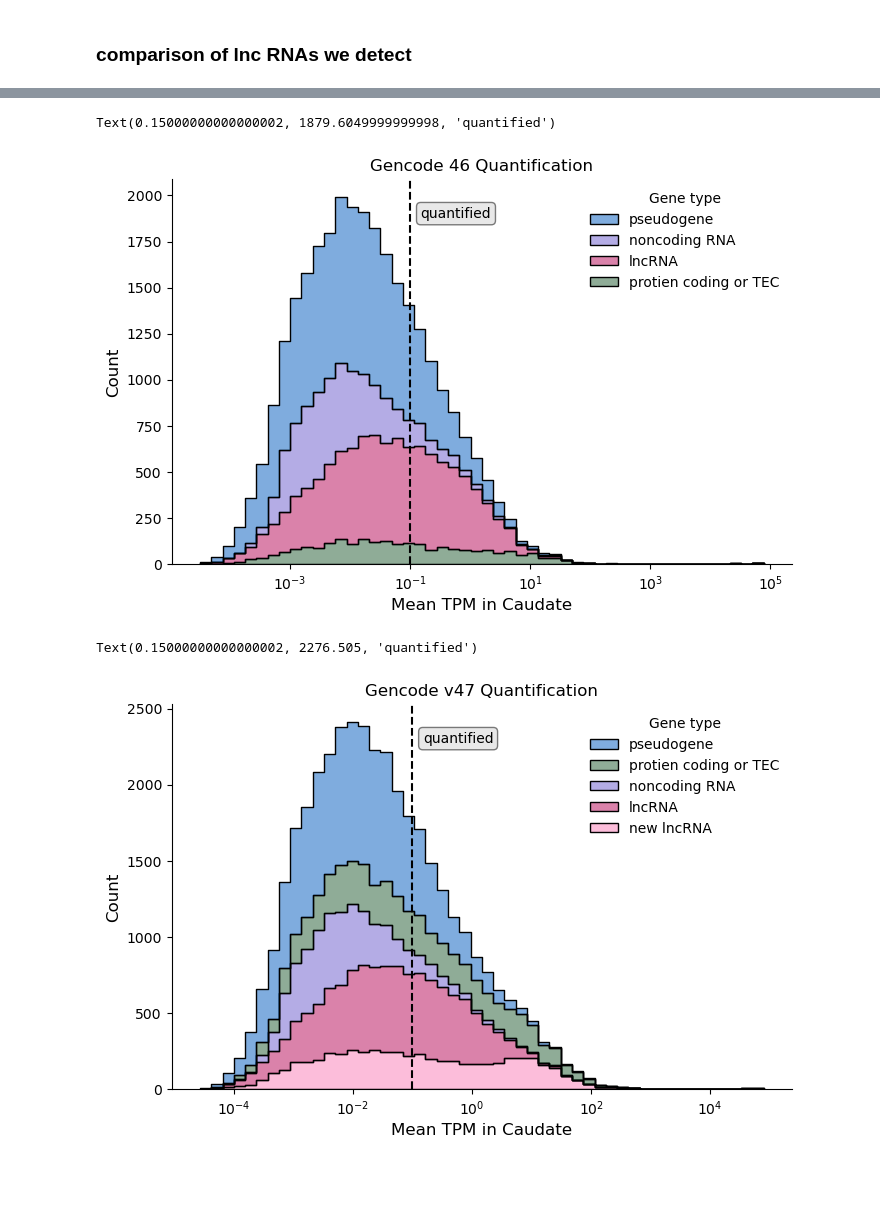
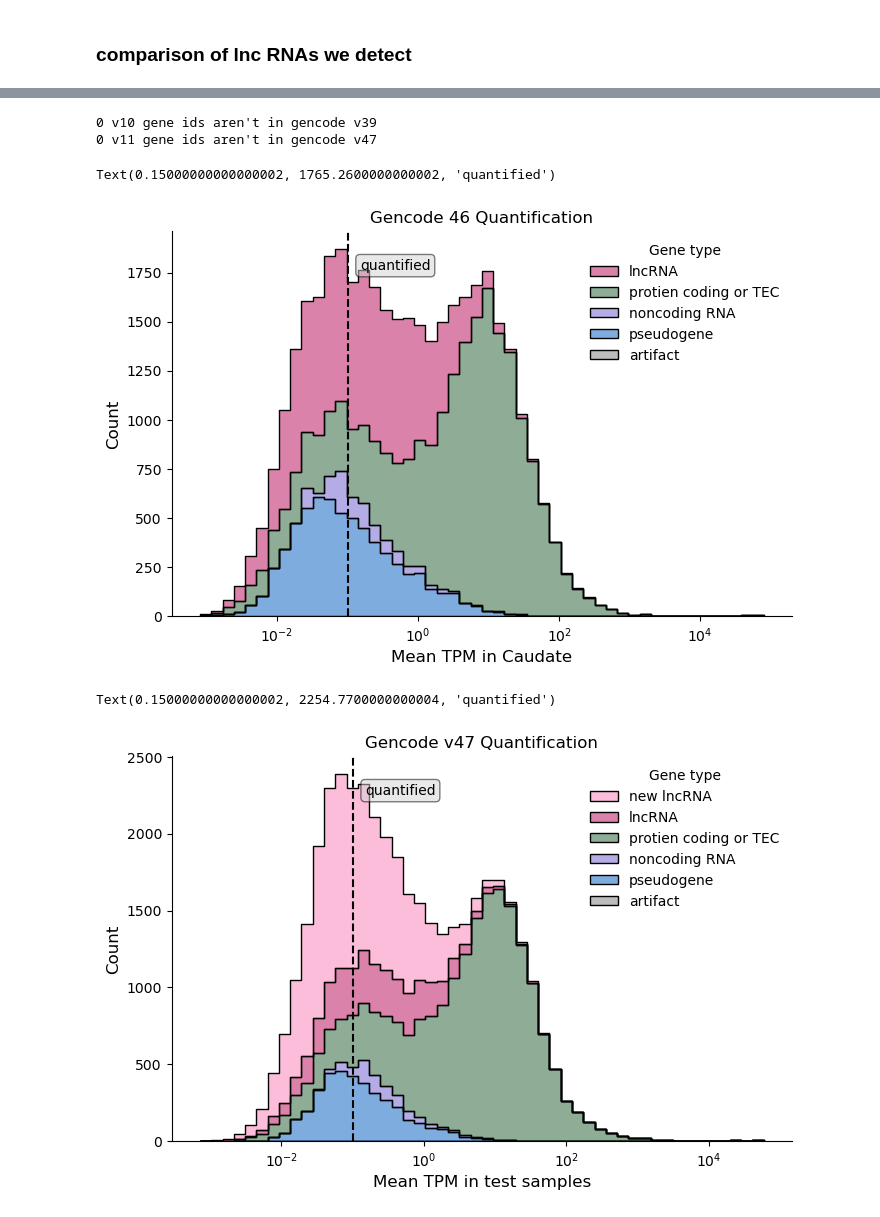
Before and after one commit to danielnachun/gtex-gencode47, a Jupyter notebook: notebooks/analyze_lncrna_quantification.ipynb, the cells around one changed output, grey strips where cells are left out. Cells and saved outputs as stored; diff of their text form; code cells hidden in the pictures; blank space fills up the shorter version.

Commit message:
lncrna quantification in test samples

```diff
--- a/notebooks/analyze_lncrna_quantification.ipynb
+++ b/notebooks/analyze_lncrna_quantification.ipynb
@@ -32,10 +31,10 @@ gencode_v46=pr.read_gtf(gencode_v46_path).as_df()
 gencode_v47=pr.read_gtf(gencode_v47_path).as_df()
 # %%
 # drop duplicates (multiple transcripts of same gene)
-gencode_v46 = gencode_v46.drop_duplicates('gene_id')
+gencode_v39 = gencode_v39.drop_duplicates('gene_id')
 gencode_v47 = gencode_v47.drop_duplicates('gene_id')
 # %%
 # harmonize annotation categories as in https://www.gencodegenes.org/pages/biotypes.html
-gencode_v46['gene_type_harmonized'] = np.where(gencode_v46['gene_type'].isin(['3prime_overlapping_ncRNA', 'antisense', 'bidirectional_promoter_lncRNA', 'lincRNA', 'macro_lncRNA', 'non_coding', 'processed_transcript', 'sense_intronic','sense_overlapping']), 'lncRNA', gencode_v46['gene_type'])
-gencode_v46['gene_type_harmonized'] = np.where(gencode_v46['gene_type_harmonized'].isin(['vaultRNA']), 'vault_RNA', gencode_v46['gene_type_harmonized'])
+gencode_v39['gene_type_harmonized'] = np.where(gencode_v39['gene_type'].isin(['3prime_overlapping_ncRNA', 'antisense', 'bidirectional_promoter_lncRNA', 'lincRNA', 'macro_lncRNA', 'non_coding', 'processed_transcript', 'sense_intronic','sense_overlapping']), 'lncRNA', gencode_v39['gene_type'])
+gencode_v39['gene_type_harmonized'] = np.where(gencode_v39['gene_type_harmonized'].isin(['vaultRNA']), 'vault_RNA', gencode_v39['gene_type_harmonized'])
 # %%
@@ -179,4 +200,6 @@ highlight_gene_type_pal = {'new_lncRNA':'#fb7cb6',
 # %%
 # load in tpm quantification
 tpm_v10 = pd.read_csv(v10_quantificaiton_path, sep='\t', skiprows=2)
-tpm_v11 = pd.read_csv(v11_quantificaiton_path, sep='\t', skiprows=2)
+# replace the sample ids to match the format in v11
+tpm_v10.columns = tpm_v10.columns.str.replace('-R5a-', '', regex=False)
+tpm_v10.head()
@@ -183,33 +214,45 @@ tpm_v11 = pd.read_csv(v11_quantificaiton_path, sep='\t', skiprows=2)
+# %%
+# check v10 gene_ids are all in v39 gencode
+print('{} v10 gene ids aren\'t in gencode v39'.format(sum(~tpm_v10['Name'].isin(gencode_v39['gene_id']))))
+# check v11 gene_ids are all in v47 gencode
+print('{} v11 gene ids aren\'t in gencode v47'.format(sum(~tpm_v11['Name'].isin(gencode_v47['gene_id']))))
+# %% [output]
+0 v10 gene ids aren't in gencode v39
+0 v11 gene ids aren't in gencode v47
 # %%
 # get mean tpm for v10
-sample_ids = tpm_v10.columns[2:]
-v10_mean_tpm = pd.DataFrame({'gene_id':tpm_v11['Name'], 'tpm':tpm_v10[sample_ids].mean(axis=1)})
-v10_mean_tpm = pd.merge(left=v10_mean_tpm, right=gencode_v46[['gene_id', 'gene_type_grouped']], on='gene_id', how='left')
+# curretly taking 3 to match the number of test samples
+#TODO update this to be full samples when analyzing caudate
+v10_sample_ids = tpm_v10.columns[2:][:3]
+
+v10_mean_tpm = pd.DataFrame({'gene_id':tpm_v10['Name'], 'tpm':tpm_v10[v10_sample_ids].mean(axis=1)})
+v10_mean_tpm = pd.merge(left=v10_mean_tpm, right=gencode_v39[['gene_id', 'gene_type_grouped']], on='gene_id', how='left')
 v10_mean_tpm['quantified'] = v10_mean_tpm['tpm']>tpm_cutoff
 # %%
 # v10 distribution
 fig, ax = plt.subplots(figsize=(8,5))
-sns.histplot(v10_mean_tpm, x='tpm', hue='gene_type_grouped', bins=50, log_scale=True, element='step', fill=True, ax=ax, palette=gene_type_pal, multiple='stack', alpha=.5)
+sns.histplot(v10_mean_tpm, x='tpm', hue='gene_type_grouped', bins=50, log_scale=True, element='step', fill=True, ax=ax, palette=gene_type_pal, multiple='stack', alpha=.5,
+             hue_order=list(highlight_gene_type_pal.keys())[1:])
 
 ax.set_xlabel('Mean TPM in Caudate', fontsize=12)
 ax.set_ylabel('Count', fontsize=12)
 ax.spines[['top', 'right']].set_visible(False)
 ax.set_title('Gencode 46 Quantification')
 
 
 # Customize the legend
 legend = ax.get_legend()
 new_labels = [label.get_text().replace('_', ' ') for label in legend.texts]
 for t, new_label in zip(legend.texts, new_labels):
     t.set_text(new_label)
 legend.get_frame().set_visible(False)
 legend.set_title("Gene type")
 
 ax.axvline(tpm_cutoff, color='k', linestyle='--')
 ax.text(tpm_cutoff+.05, ax.get_ylim()[1] * 0.9, 'quantified', horizontalalignment='left', fontsize=10, color='k', bbox=dict(boxstyle='round,pad=0.3', edgecolor='black', facecolor='lightgrey', alpha=.5))
 # ax.text(tpm_cutoff-.03, ax.get_ylim()[1] * 0.9, 'un-quantified', horizontalalignment='right', fontsize=10, color='k', bbox=dict(boxstyle='round,pad=0.3', edgecolor='black', facecolor='lightgrey', alpha=.5))
 # %% [output]
-Text(0.15000000000000002, 1879.6049999999998, 'quantified')
+Text(0.15000000000000002, 1765.2600000000002, 'quantified')
-[figure, old version]
+[figure, new version]
 # %%
 # get v11 data
@@ -235,9 +269,10 @@ v11_mean_tpm['quantified'] = v11_mean_tpm['tpm']>tpm_cutoff
 # %%
 # v11 distribution
 fig, ax = plt.subplots(figsize=(8,5))
-sns.histplot(v11_mean_tpm, x='tpm', hue='new_highlight_gene_type', bins=50, log_scale=True, element='step', fill=True, ax=ax, palette=highlight_gene_type_pal, multiple='stack', alpha=.5)
+sns.histplot(v11_mean_tpm, x='tpm', hue='new_highlight_gene_type', bins=50, log_scale=True, element='step', fill=True, ax=ax, palette=highlight_gene_type_pal, multiple='stack', alpha=.5,
+             hue_order=list(highlight_gene_type_pal.keys()))
 
-ax.set_xlabel('Mean TPM in Caudate', fontsize=12)
+ax.set_xlabel('Mean TPM in test samples', fontsize=12)
 ax.set_ylabel('Count', fontsize=12)
 ax.spines[['top', 'right']].set_visible(False)
 ax.set_title('Gencode v47 Quantification')
@@ -254,8 +289,8 @@ ax.axvline(tpm_cutoff, color='k', linestyle='--')
 ax.text(tpm_cutoff+.05, ax.get_ylim()[1] * 0.9, 'quantified', horizontalalignment='left', fontsize=10, color='k', bbox=dict(boxstyle='round,pad=0.3', edgecolor='black', facecolor='lightgrey', alpha=.5))
 # ax.text(tpm_cutoff-.03, ax.get_ylim()[1] * 0.9, 'un-quantified', horizontalalignment='right', fontsize=10, color='k', bbox=dict(boxstyle='round,pad=0.3', edgecolor='black', facecolor='lightgrey', alpha=.5))
 # %% [output]
-Text(0.15000000000000002, 2276.505, 'quantified')
+Text(0.15000000000000002, 2254.7700000000004, 'quantified')
-[figure, old version]
+[figure, new version]
 # %%
 # combine the two versions
 mean_tpm_combined = pd.merge(left=v10_mean_tpm, right=v11_mean_tpm, on='gene_id', suffixes=['_v10', '_v11'], how='right')
```
Also changed, not shown: parts of 17 cells of this notebook.
